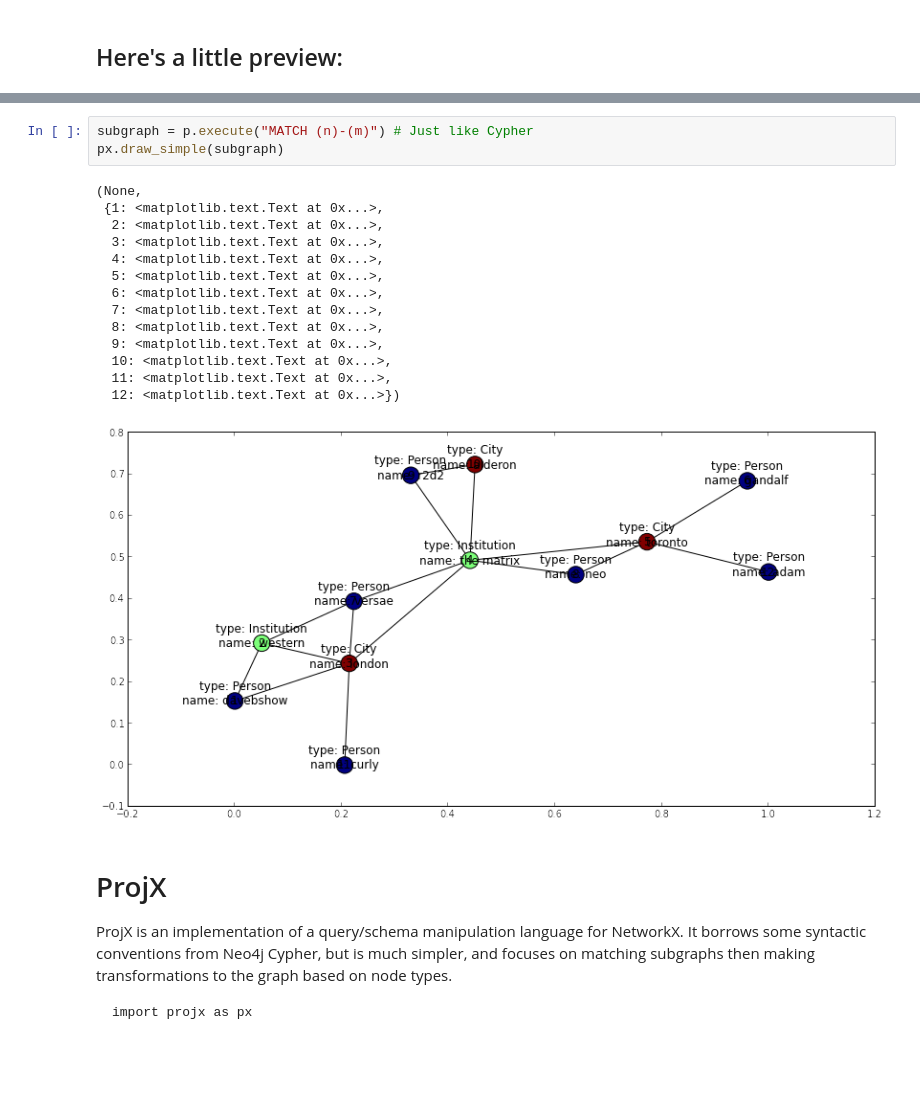
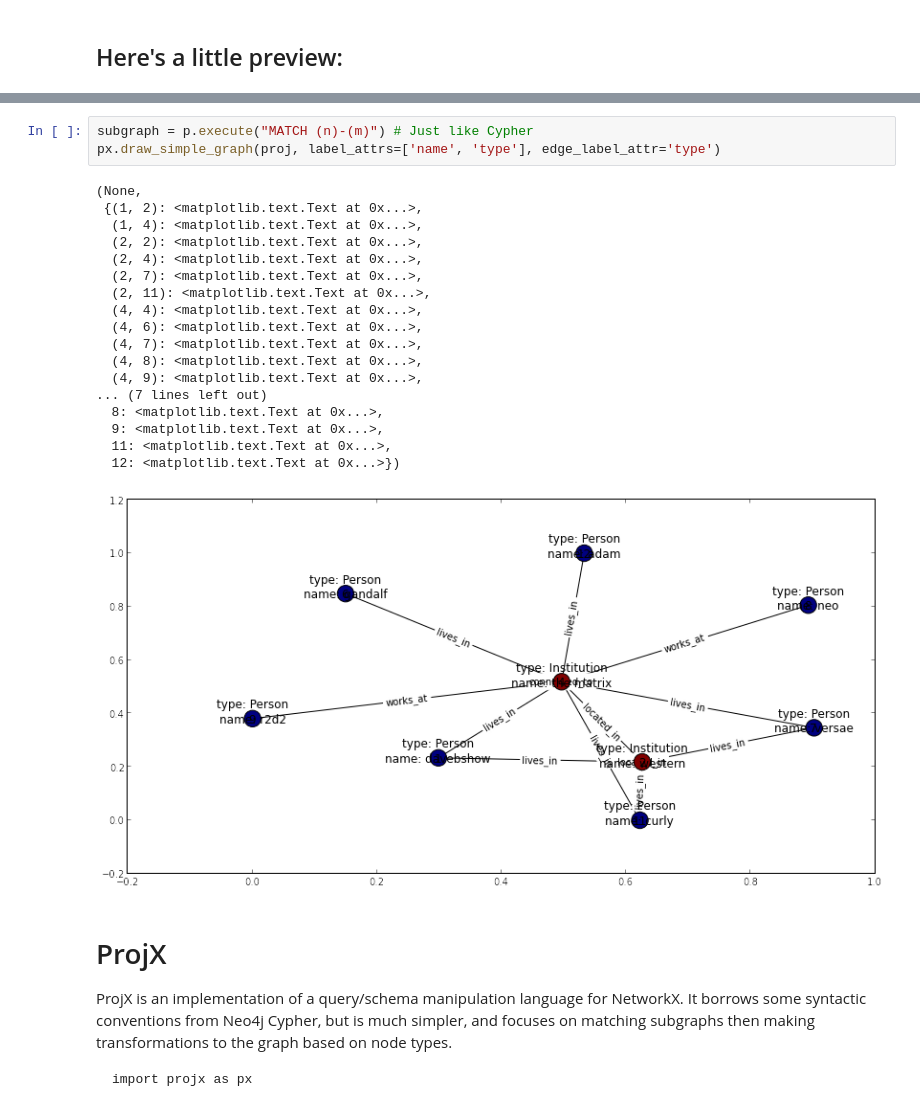
Before and after one commit to davebshow/projx, a Jupyter notebook: projx_demo.ipynb, the cells around one changed output, grey strips where cells are left out. Cells and saved outputs as stored; diff of their text form; blank space fills up the shorter version.

```diff
--- a/projx_demo.ipynb
+++ b/projx_demo.ipynb
@@ -192,21 +192,25 @@ px.draw_simple_graph(proj, label_attrs=['name', 'status', 'city', 'type'])
 # %%
 subgraph = p.execute("MATCH (n)-(m)") # Just like Cypher
-px.draw_simple(subgraph)
+px.draw_simple_graph(proj, label_attrs=['name', 'type'], edge_label_attr='type')
 # %% [output]
 (None,
- {1: <matplotlib.text.Text at 0x...>,
-  2: <matplotlib.text.Text at 0x...>,
-  3: <matplotlib.text.Text at 0x...>,
-  4: <matplotlib.text.Text at 0x...>,
-  5: <matplotlib.text.Text at 0x...>,
-  6: <matplotlib.text.Text at 0x...>,
-  7: <matplotlib.text.Text at 0x...>,
+ {(1, 2): <matplotlib.text.Text at 0x...>,
+  (1, 4): <matplotlib.text.Text at 0x...>,
+  (2, 2): <matplotlib.text.Text at 0x...>,
+  (2, 4): <matplotlib.text.Text at 0x...>,
+  (2, 7): <matplotlib.text.Text at 0x...>,
+  (2, 11): <matplotlib.text.Text at 0x...>,
+  (4, 4): <matplotlib.text.Text at 0x...>,
+  (4, 6): <matplotlib.text.Text at 0x...>,
+  (4, 7): <matplotlib.text.Text at 0x...>,
+  (4, 8): <matplotlib.text.Text at 0x...>,
+  (4, 9): <matplotlib.text.Text at 0x...>,
+... (7 lines left out)
   8: <matplotlib.text.Text at 0x...>,
   9: <matplotlib.text.Text at 0x...>,
-  10: <matplotlib.text.Text at 0x...>,
   11: <matplotlib.text.Text at 0x...>,
   12: <matplotlib.text.Text at 0x...>})
-[figure, old version]
+[figure, new version]
 # %% [markdown]
 ProjX
 =====
```
Also changed, not shown: parts of 6 cells of this notebook, 2 other files.
